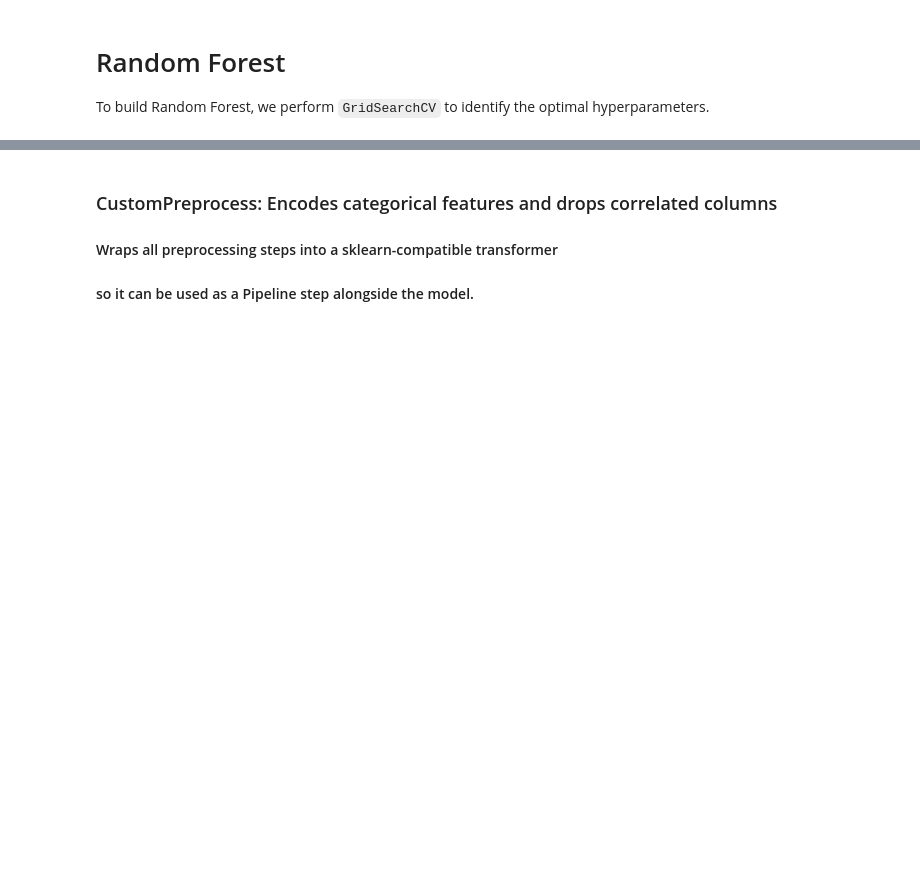
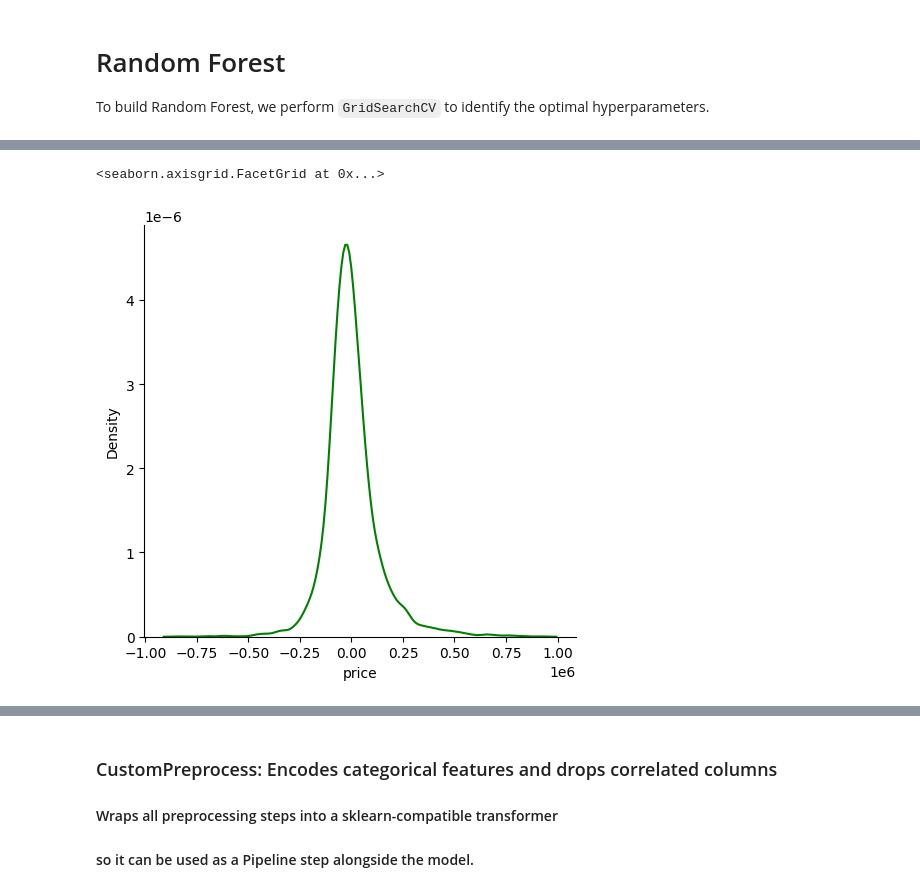
Before and after one commit to Sejal-Babel/polish-apartment-price-prediction, a Jupyter notebook: Model_pipeline.ipynb, the cells around one changed output, grey strips where cells are left out. Saved outputs shown, nothing was run; the diff lists cells and outputs as text; code cells hidden in the pictures; blank space fills up the shorter version.

```diff
--- a/Model_pipeline.ipynb
+++ b/Model_pipeline.ipynb
@@ -323,5 +335,8 @@
 # %%
-# # Residual distribution plot he model is performing well
-# residuals=y_test-y_pred
-# sns.displot(residuals, kind="kde", color="g")
+# Residual distribution plot he model is performing well
+residuals=y_test-y_pred
+sns.displot(residuals, kind="kde", color="g")
+# %% [output]
+<seaborn.axisgrid.FacetGrid at 0x...>
+[figure, added]
 # %%
```
Also changed, not shown: parts of 13 cells of this notebook, 1 other file.
